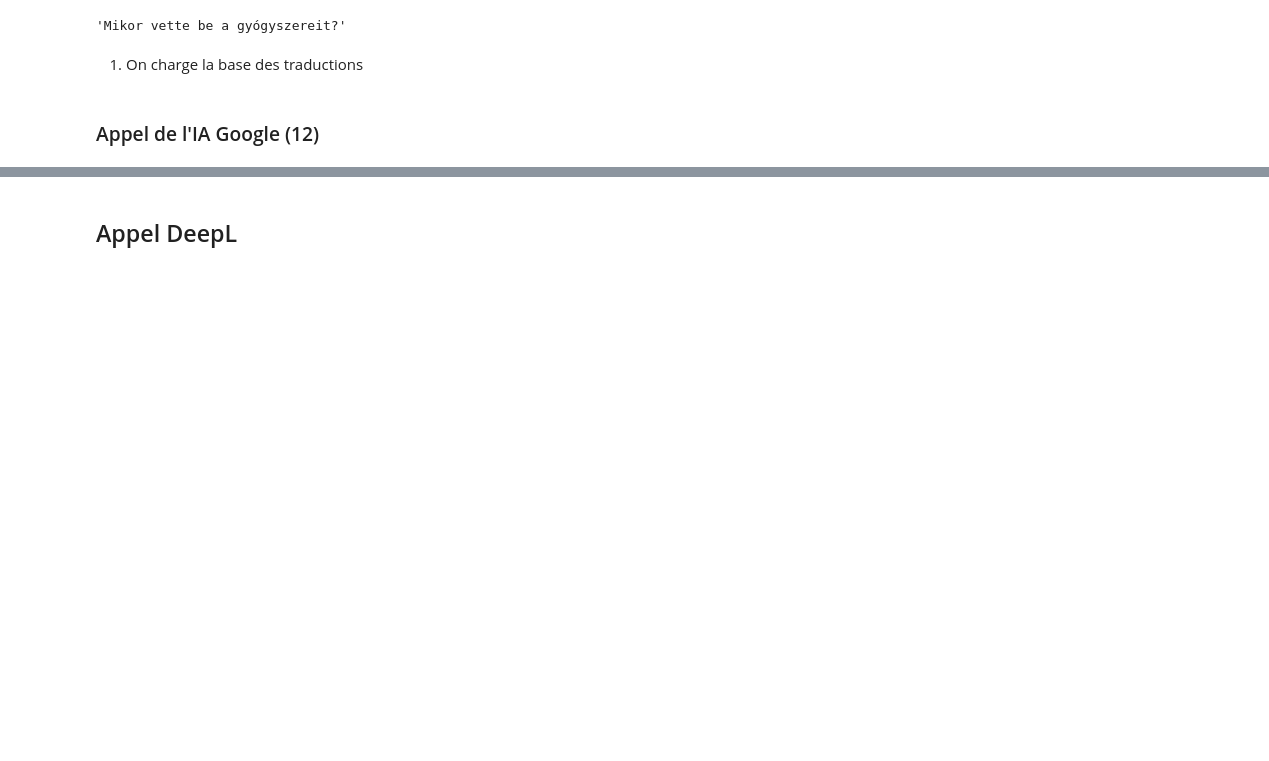
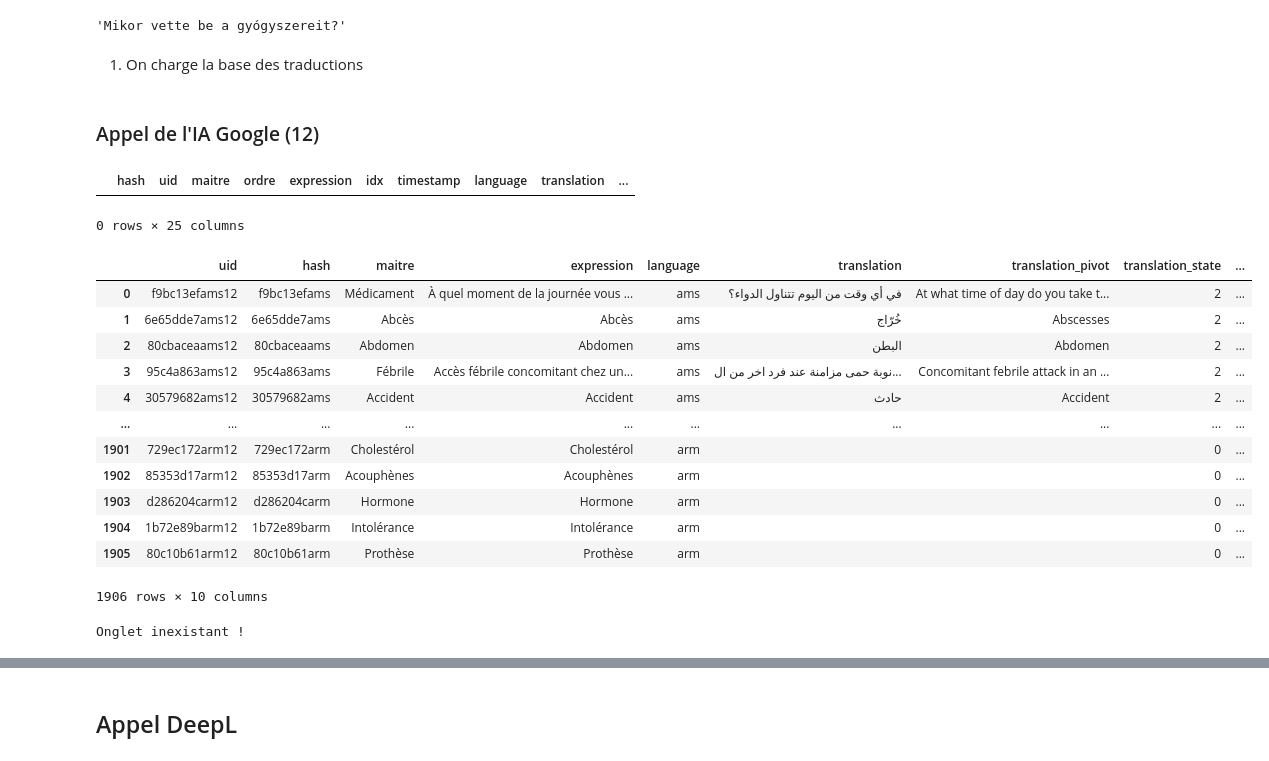
Before and after one commit to gretiere545/langdeck, a Jupyter notebook: langdeck_sync.ipynb, the cells around one changed output, grey strips where cells are left out. Drawn from its saved outputs; the diff is of its cells as text; code cells hidden in the pictures; blank space fills up the shorter version.

```diff
--- a/langdeck_sync.ipynb
+++ b/langdeck_sync.ipynb
@@ -697,0 +718,6 @@ filter = "geo"
+# %%
+df_langdeck_ai_temp = df_langdeck.copy()
+df_langdeck_ai_temp.loc[(~df_langdeck_ai_temp["uid"].isin(df_corpus_nlp["uid"])) & (df_langdeck_ai_temp["language"]==iso_code)]
+# %% [output]
+|  | hash | uid | maitre | ordre | expression | idx | timestamp | language | translation | ... |
+0 rows × 25 columns
@@ -697,0 +750,28 @@ filter = "geo"
+# %%
+df_corpus_nlp
+# %% [output]
+|  | uid | hash | maitre | expression | language | translation | translation_pivot | translation_state | ... |
+| 0 | f9bc13efams12 | f9bc13efams | Médicament | À quel moment de la journée vous ... | ams | في أي وقت من اليوم تتناول الدواء؟ | At what time of day do you take t... | 2 | ... |
+| 1 | 6e65dde7ams12 | 6e65dde7ams | Abcès | Abcès | ams | خُرّاج | Abscesses | 2 | ... |
+| 2 | 80cbaceaams12 | 80cbaceaams | Abdomen | Abdomen | ams | البطن | Abdomen | 2 | ... |
+| 3 | 95c4a863ams12 | 95c4a863ams | Fébrile | Accès fébrile concomitant chez un... | ams | نوبة حمى مزامنة عند فرد اخر من ال... | Concomitant febrile attack in an ... | 2 | ... |
+| 4 | 30579682ams12 | 30579682ams | Accident | Accident | ams | حادث | Accident | 2 | ... |
+| ... | ... | ... | ... | ... | ... | ... | ... | ... | ... |
+| 1901 | 729ec172arm12 | 729ec172arm | Cholestérol | Cholestérol | arm |  |  | 0 | ... |
+| 1902 | 85353d17arm12 | 85353d17arm | Acouphènes | Acouphènes | arm |  |  | 0 | ... |
+| 1903 | d286204carm12 | d286204carm | Hormone | Hormone | arm |  |  | 0 | ... |
+| 1904 | 1b72e89barm12 | 1b72e89barm | Intolérance | Intolérance | arm |  |  | 0 | ... |
+| 1905 | 80c10b61arm12 | 80c10b61arm | Prothèse | Prothèse | arm |  |  | 0 | ... |
+1906 rows × 10 columns
+# %%
+try:
+  t_data = wb.worksheet("t_corpus_nlp")
+  wb.del_worksheet(t_data)
+except:
+  print ("Onglet inexistant !")
+
+wb.add_worksheet("t_corpus_nlp", 1, 1)
+export_sheet = wb.worksheet("t_corpus_nlp")
+set_with_dataframe(export_sheet, df_corpus_nlp)
+# %% [output]
+Onglet inexistant !
```
Also changed, not shown: parts of 28 cells of this notebook.
